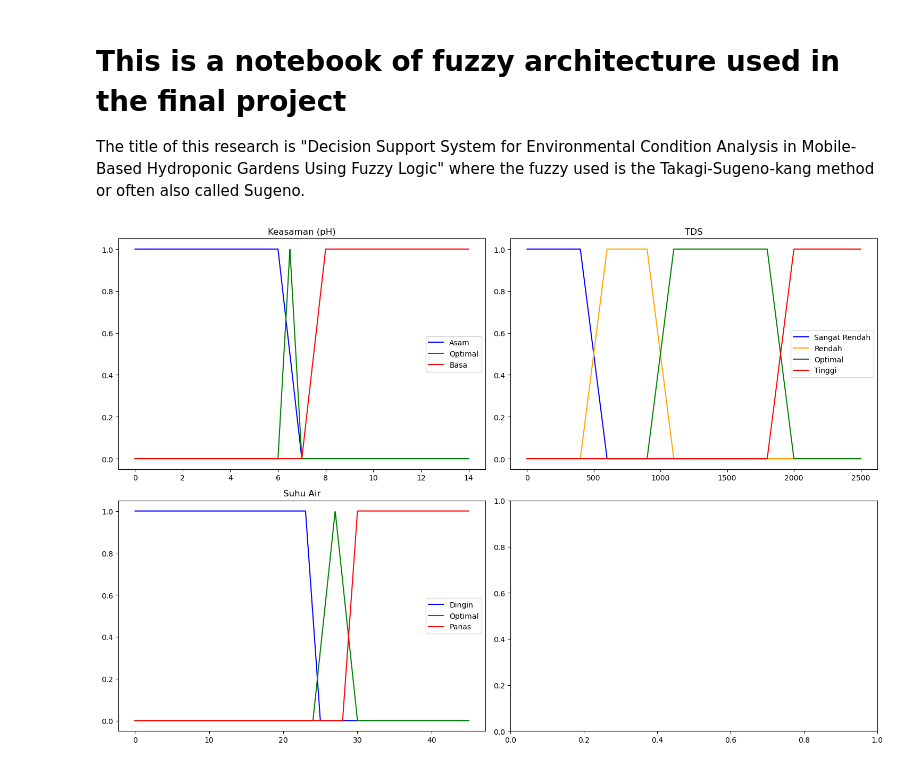
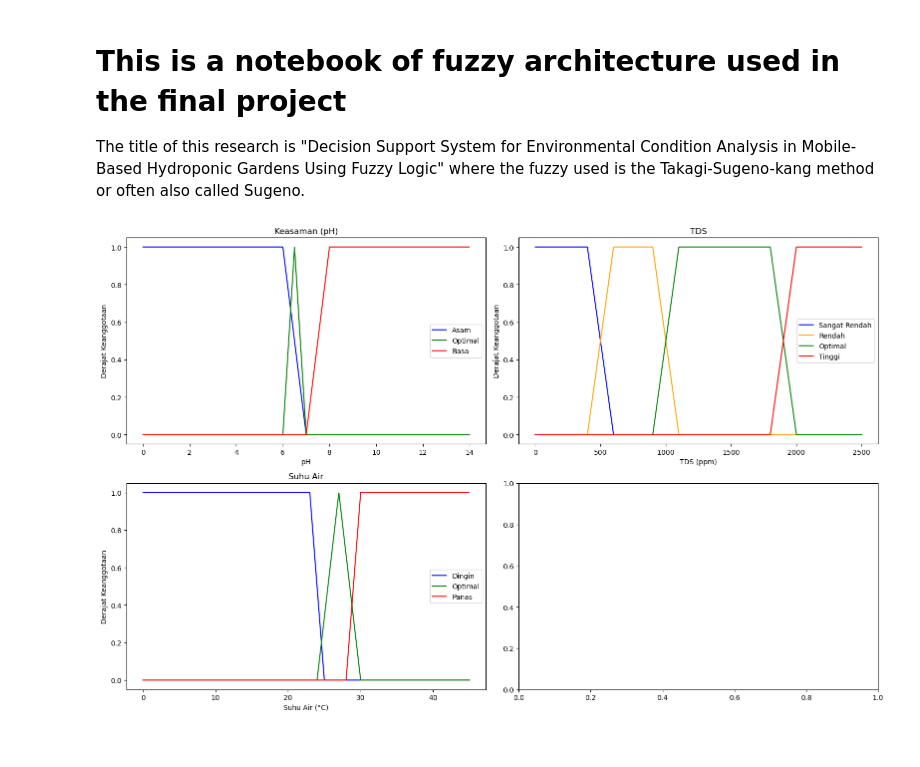
Before and after one commit to masmuss/sugeno-fuzzy-simulator, a Jupyter notebook: main.ipynb, the cells around one changed output. Saved outputs shown, nothing was run; the diff lists cells and outputs as text; code cells hidden in the pictures.

```diff
--- a/main.ipynb
+++ b/main.ipynb
@@ -67,32 +67,38 @@ temp_hot = membership_function(x_temp, explode_array(temp_ranges["Panas"]))
 # %%
 import matplotlib.pyplot as plt
 
 # Plot keanggotaan
-fig, axs = plt.subplots(2, 2, figsize=(15, 10))
+fig, axs = plt.subplots(2, 2, figsize=(16, 10))
 
 axs[0, 0].plot(x_ph, ph_acidic, label='Asam', color='blue')
 axs[0, 0].plot(x_ph, ph_neutral, label='Optimal', color='green')
 axs[0, 0].plot(x_ph, ph_alkali, label='Basa', color='red')
+axs[0, 0].set_xlabel('pH')
+axs[0, 0].set_ylabel('Derajat Keanggotaan')
 axs[0, 0].set_title('Keasaman (pH)')
 axs[0, 0].legend()
 
 axs[0, 1].plot(x_tds, tds_lowest, label='Sangat Rendah', color='blue')
 axs[0, 1].plot(x_tds, tds_low, label='Rendah', color='orange')
 axs[0, 1].plot(x_tds, tds_medium, label='Optimal', color='green')
 axs[0, 1].plot(x_tds, tds_high, label='Tinggi', color='red')
+axs[0, 1].set_xlabel('TDS (ppm)')
+axs[0, 1].set_ylabel('Derajat Keanggotaan')
 axs[0, 1].set_title('TDS')
 axs[0, 1].legend()
 
 axs[1, 0].plot(x_temp, temp_cold, label='Dingin', color='blue')
 axs[1, 0].plot(x_temp, temp_normal, label='Optimal', color='green')
 axs[1, 0].plot(x_temp, temp_hot, label='Panas', color='red')
+axs[1, 0].set_xlabel('Suhu Air (°C)')
+axs[1, 0].set_ylabel('Derajat Keanggotaan')
 axs[1, 0].set_title('Suhu Air')
 axs[1, 0].legend()
 
 plt.tight_layout()
 plt.show()
 # %% [output]
-[figure, old version]
+[figure, new version]
 # %%
 import pandas as pd
 
```
Also changed, not shown: parts of 2 cells of this notebook, 2 other files.
